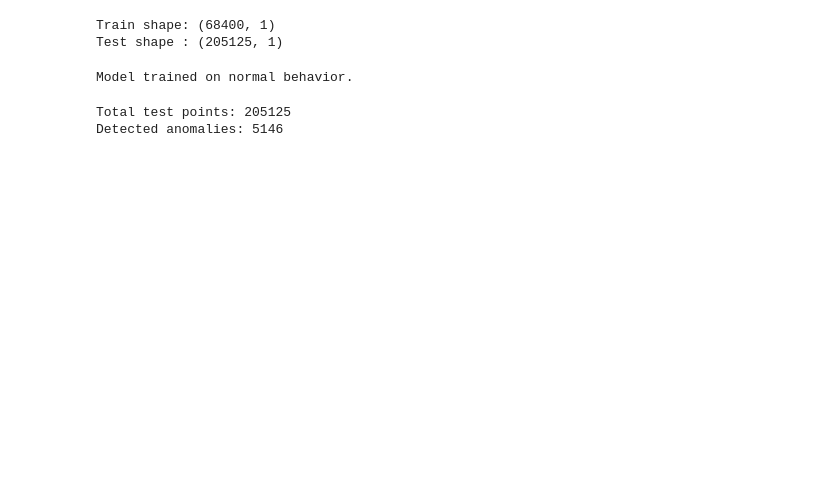
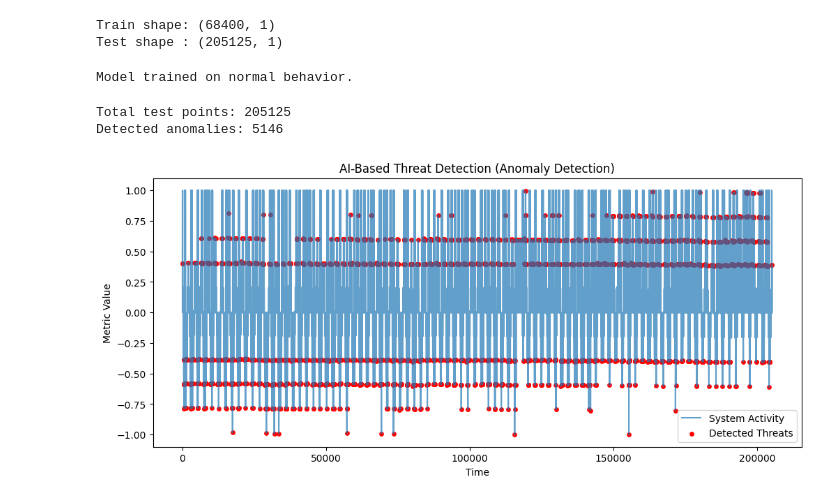
Before and after one commit to nevil2006/AI_Threat_Detection_Project, a Jupyter notebook: cyber.ipynb, the cells around one changed output. Cells and saved outputs as stored; diff of their text form; code cells hidden in the pictures; blank space fills up the shorter version.

```diff
--- a/cyber.ipynb
+++ b/cyber.ipynb
@@ -42,0 +47,27 @@ Detected anomalies: 5146
+# %%
+import matplotlib.pyplot as plt
+import numpy as np
+
+time_index = np.arange(len(X_test))
+
+plt.figure(figsize=(12,5))
+
+plt.plot(time_index, X_test, label="System Activity", alpha=0.7)
+
+anomaly_points = anomaly_labels == 1
+
+plt.scatter(
+    time_index[anomaly_points],
+    X_test[anomaly_points],
+    color="red",
+    label="Detected Threats",
+    s=15
+)
+
+plt.title("AI-Based Threat Detection (Anomaly Detection)")
+plt.xlabel("Time")
+plt.ylabel("Metric Value")
+plt.legend()
+plt.show()
+# %% [output]
+[figure, added]
```
Also changed, not shown: parts of 5 cells of this notebook, 1 other file.
